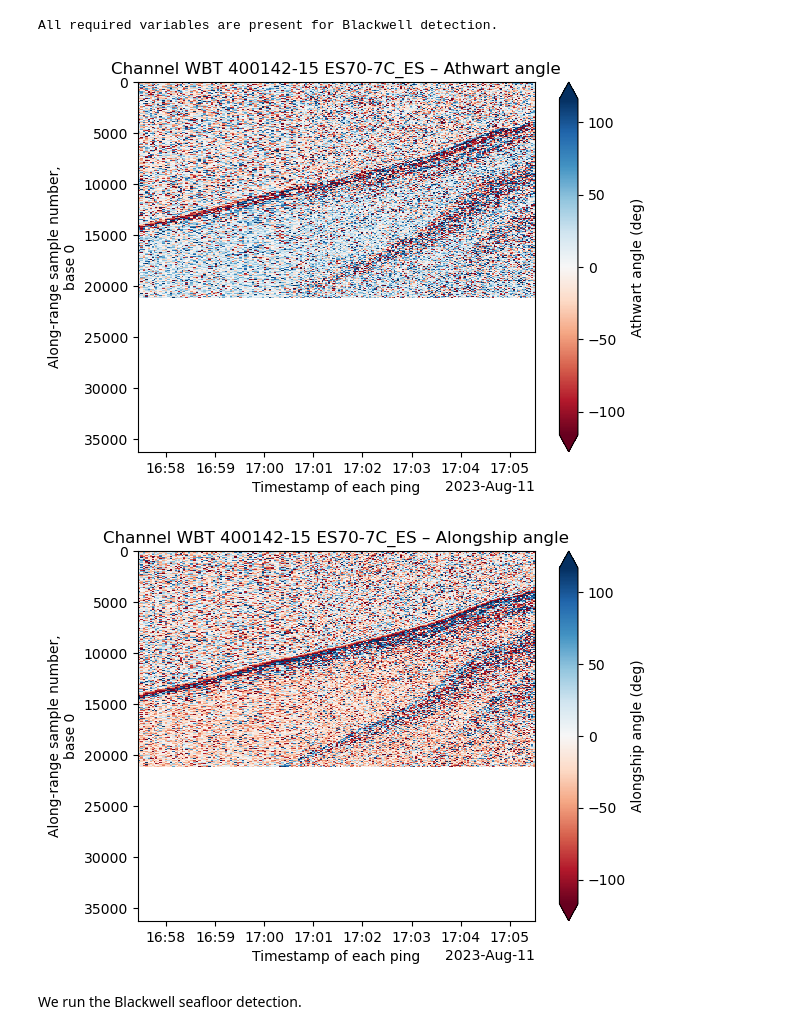
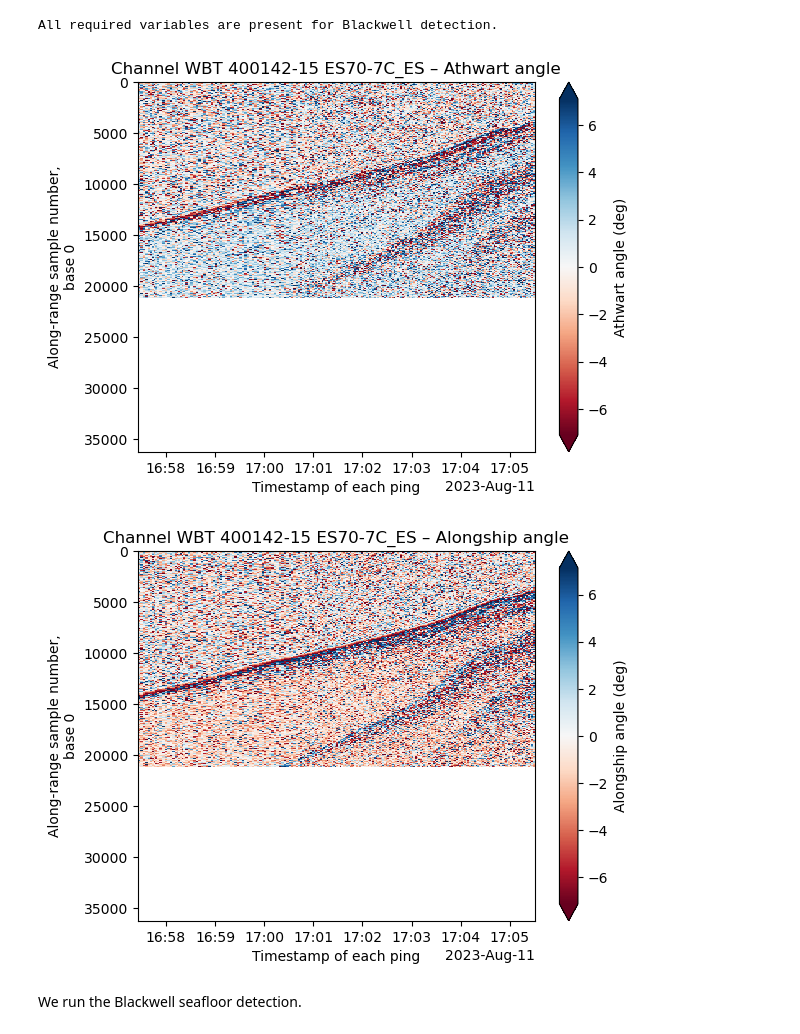
Before and after one commit to OSOceanAcoustics/echopype-examples, a Jupyter notebook: notebooks/seafloor_detection.ipynb, the cells around one changed output. Cells and saved outputs as stored; diff of their text form; code cells hidden in the pictures.

Commit message:
Update seafloor notebook to use add_splitbeam_angle and adapt Blackwell parameters

```diff
--- a/notebooks/seafloor_detection.ipynb
+++ b/notebooks/seafloor_detection.ipynb
@@ -167,18 +167,18 @@ plt.show()
 # %% [markdown]
 We compare the results with the Blackwell method, which requires the angle_alongship and angle_athwartship variables.
 # %%
-# Extract from EchoData
-angle_along = ed["Sonar/Beam_group1"]["angle_alongship"]
-angle_athwart = ed["Sonar/Beam_group1"]["angle_athwartship"]
-
-# Merge into ds_Sv
-ds_Sv = ds_Sv.assign(
-    angle_alongship=angle_along,
-    angle_athwartship=angle_athwart
+# Add split-beam angles
+ds_Sv = ep.consolidate.add_splitbeam_angle(
+    ds_Sv,
+    ed,
+    waveform_mode="CW",
+    encode_mode="power",
+    to_disk=False,
 )
 
 required_vars = ["Sv", "angle_alongship", "angle_athwartship", "depth"]
 missing = [var for var in required_vars if var not in ds_Sv]
+
 if not missing:
     print("All required variables are present for Blackwell detection.")
 else:
@@ -188,25 +188,20 @@ All required variables are present for Blackwell detection.
 # %%
 import matplotlib.pyplot as plt
 
-# Select one channel: still 70 kHz
-angle_athwart_sel = angle_athwart.sel(channel=sel_channel)
-
-angle_athwart_sel.plot(
+ds_Sv["angle_athwartship"].sel(channel=sel_channel).plot(
     x="ping_time",
     y="range_sample",
     cmap="RdBu",
     yincrease=False,
     robust=True,
     cbar_kwargs={"label": "Athwart angle (deg)"}
 )
 plt.title(f"Channel {sel_channel} – Athwart angle")
 plt.show()
 # %% [output]
-[figure, old version]
+[figure, new version]
 # %%
-angle_along_sel = angle_along.sel(channel=sel_channel)
-
-angle_along_sel.plot(
+ds_Sv["angle_alongship"].sel(channel=sel_channel).plot(
     x="ping_time",
     y="range_sample",
     cmap="RdBu",
@@ -217,7 +212,7 @@ angle_along_sel.plot(
 plt.title(f"Channel {sel_channel} – Alongship angle")
 plt.show()
 # %% [output]
-[figure, old version]
+[figure, new version]
 # %% [markdown]
 We run the Blackwell seafloor detection.
 # %%
```
Also changed, not shown: parts of 8 cells of this notebook.
